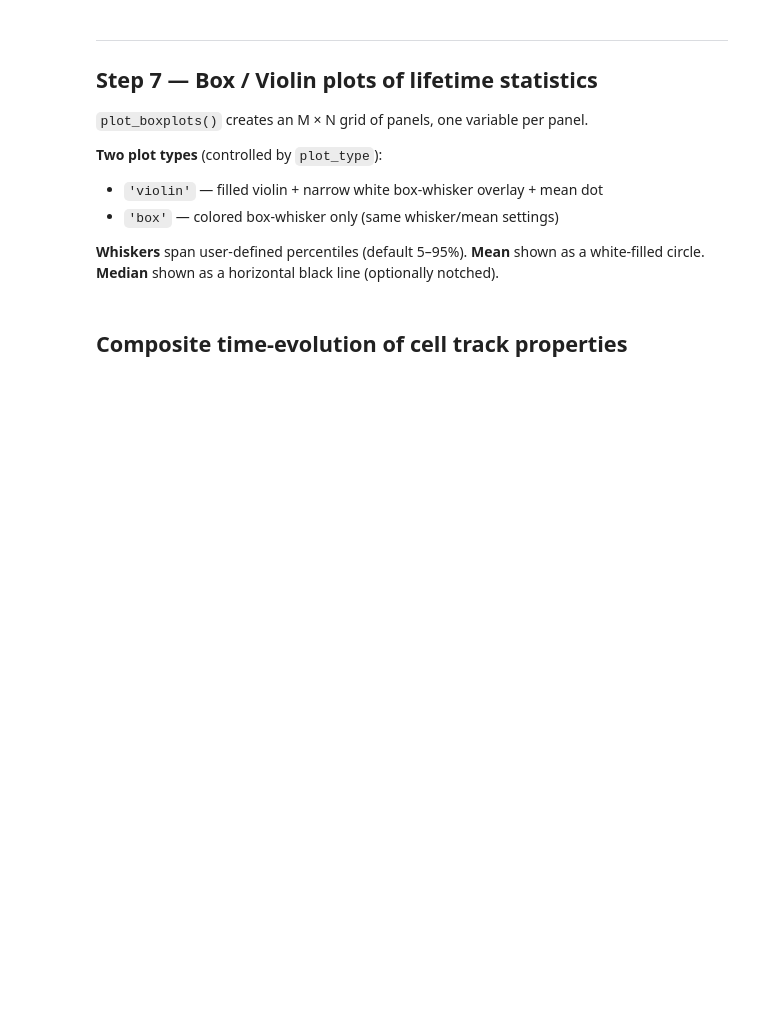
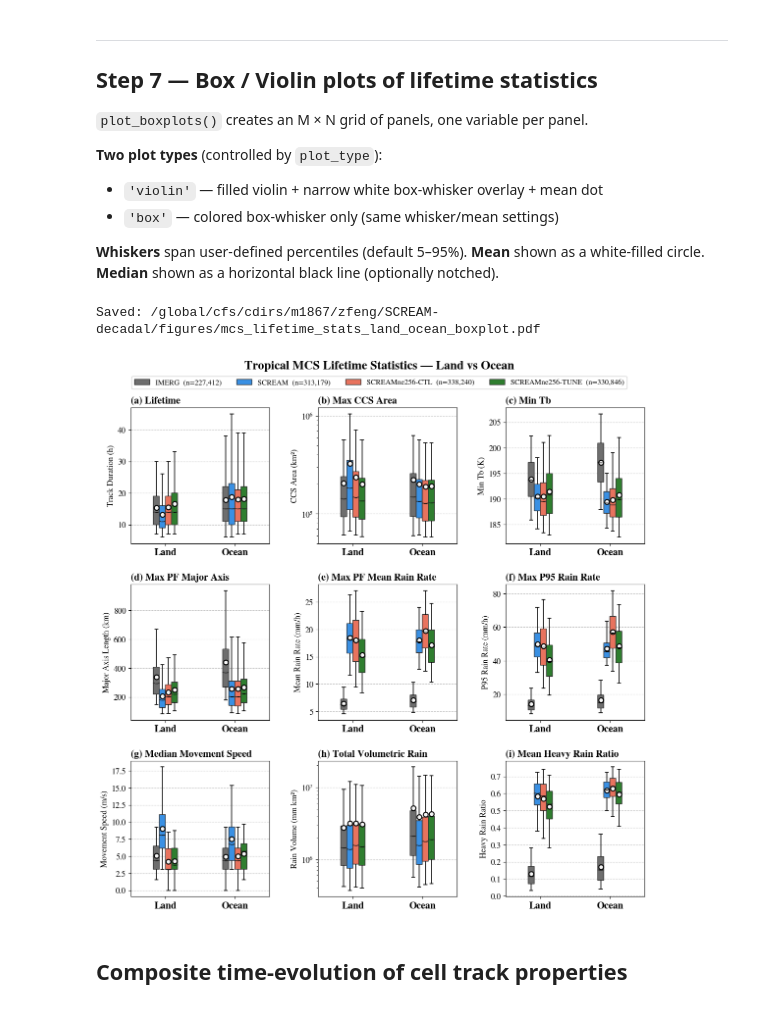
Before and after one commit to WACCEM/SCREAM_MCS, a Jupyter notebook: Notebooks/plot_tropical_mcs_trackstats_land_ocean.ipynb, the cells around one changed output. Drawn from its saved outputs; the diff is of its cells as text; code cells hidden in the pictures; blank space fills up the shorter version.

Commit message:
Updated MCS track stats notebook.
- Notebooks/plot_tropical_mcs_trackstats_land_ocean.ipynb

```diff
--- a/Notebooks/plot_tropical_mcs_trackstats_land_ocean.ipynb
+++ b/Notebooks/plot_tropical_mcs_trackstats_land_ocean.ipynb
@@ -41,19 +43,14 @@ Re-run the script whenever the year range changes; re-run this notebook to updat
 # %%
-import glob
 import os
-import time
-import warnings
-import re
 import numpy as np
 import pandas as pd
-import xarray as xr
 import seaborn as sns
 import matplotlib.pyplot as plt
 import matplotlib as mpl
 from IPython.display import display
 
 %matplotlib inline
-sns.set_theme(style='whitegrid', font_scale=1.2)
+# sns.set_theme(style='whitegrid', font_scale=1.2)
 # %% [markdown]
 ## Configuration
 # %%
@@ -87,6 +84,20 @@ SOURCES = {
         start_year   = 1995,   # ← edit to change range (re-run script if changed)
         end_year     = 2005,
     ),
+    'ne256ctl': dict(
+        label        = 'SCREAMne256-CTL',
+        combined_dir = '/pscratch/sd/f/feng045/SCREAM-decadal/ne256/ctl/stats',
+        region       = REGION,
+        start_year   = 1995,   # ← edit to change range (re-run script if changed)
+        end_year     = 2005,
+    ),
+    'ne256tune': dict(
+        label        = 'SCREAMne256-TUNE',
+        combined_dir = '/pscratch/sd/f/feng045/SCREAM-decadal/ne256/tune/stats',
+        region       = REGION,
+        start_year   = 1995,   # ← edit to change range (re-run script if changed)
+        end_year     = 2005,
+    ),
 }
 
 SOURCE_LABELS = {k: v['label'] for k, v in SOURCES.items()}
@@ -384,11 +487,13 @@ df_lt_l.head()
 **Median** shown as a horizontal black line (optionally notched).
 # %%
 # ── Source order, surface order, and colors (user-adjustable) ─────────────────
-SOURCE_ORDER  = ['IMERG', 'SCREAM']       # hue order; must match SOURCE_LABELS values
+SOURCE_ORDER  = ['IMERG', 'SCREAM', 'SCREAMne256-CTL', 'SCREAMne256-TUNE']       # hue order; must match SOURCE_LABELS values
 SURFACE_ORDER = ['Land', 'Ocean']         # x-axis group order
 SOURCE_COLORS = {
     'IMERG':  '#6E6E6E',   # gray
     'SCREAM': 'dodgerblue',
+    'SCREAMne256-CTL': 'tomato',
+    'SCREAMne256-TUNE': 'forestgreen',
     # add more sources here as needed
 }
 # %%
@@ -558,35 +686,38 @@ lt_yscale = [
 ]
 lt_labels = {
     'track_duration_h':           'Track Duration (h)',
     'ccs_area_all_lt_max':        'CCS Area (km²)',
     'ccs_area_lt_max':            'CCS Area (km²)',
     'pf_area_lt_max':             'PF Area (km²)',
     'pf_majoraxis_lt_max':        'Major Axis Length (km)',
     'pf_rainrate_lt_max':         'Mean Rain Rate (mm/h)',
     'rainrate_p95_lt_max':        'P95 Rain Rate (mm/h)',
     'movement_speed_lt_median':   'Movement Speed (m/s)',
     'corecold_mintb_lt_min':      'Min Tb (K)',
     'total_volrain_lt_sum':       'Rain Volume (mm km²)',
     'heavy_rain_ratio_lt_mean':   'Heavy Rain Ratio',
 }
 
 suptitle = 'Tropical MCS Lifetime Statistics — Land vs Ocean'
 fig = plot_boxplots(
     df_lt_all, lt_variables,
     var_labels=lt_labels,
     plot_type='box',
     suptitle=suptitle,
     yscale=lt_yscale,
     xtick_rotation=0,
-    box_width=0.4,
+    box_width=0.35,
     whis=(5, 95), notch=True,
     panel_titles=panel_titles,
     fontsize=12,
     figsize=(13.5, 12),
     hspace=0.3, wspace=0.35,
-    figname=f'{figdir_out}mcs_lifetime_stats_land_ocean_boxplot.png',
+    figname=f'{figdir_out}mcs_lifetime_stats_land_ocean_boxplot.pdf',
 )
 plt.show()
+# %% [output]
+Saved: /global/cfs/cdirs/m1867/zfeng/SCREAM-decadal/figures/mcs_lifetime_stats_land_ocean_boxplot.pdf
+[figure, added]
 # %% [markdown]
 ## Composite time-evolution of cell track properties
 # %%
```
Also changed, not shown: parts of 18 cells of this notebook.
